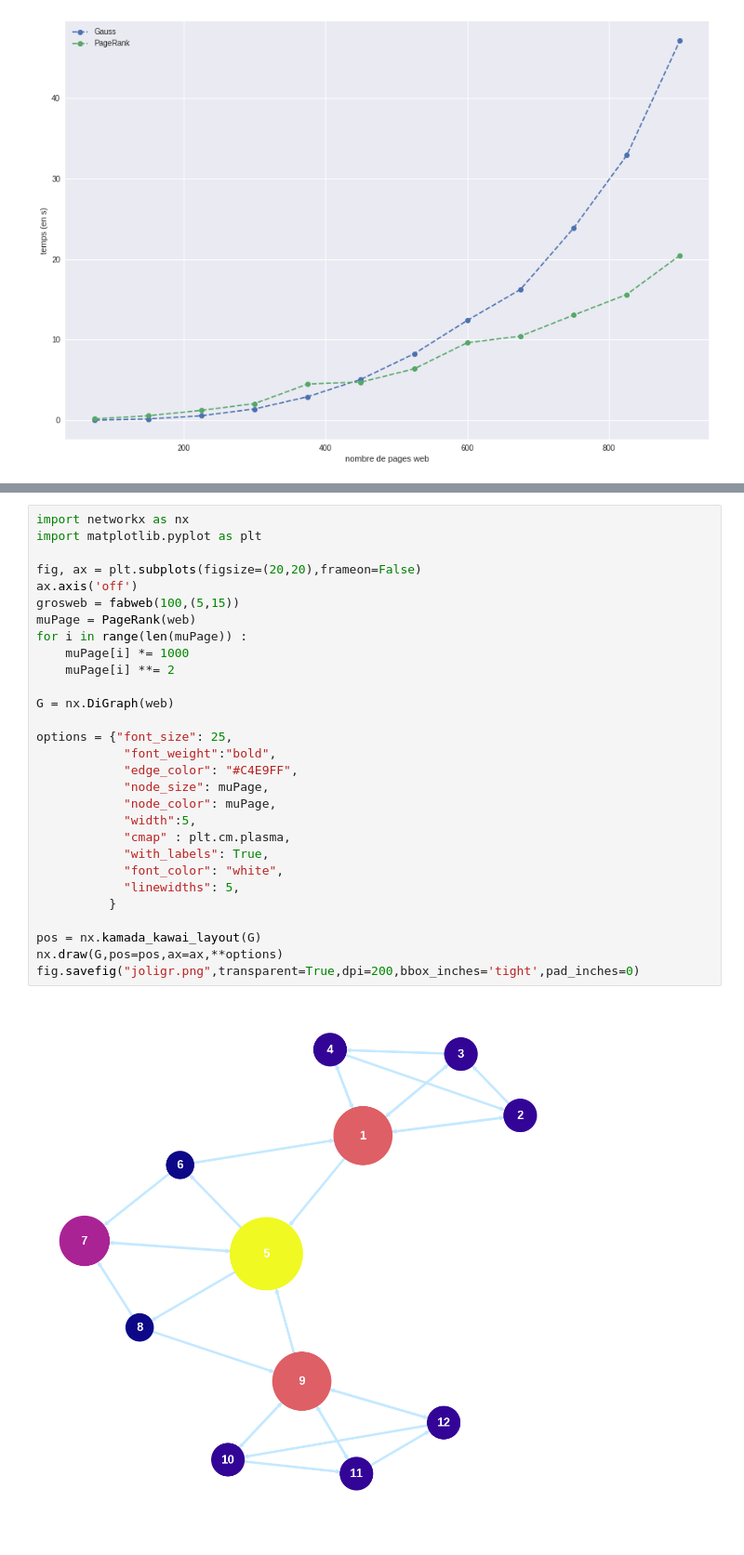
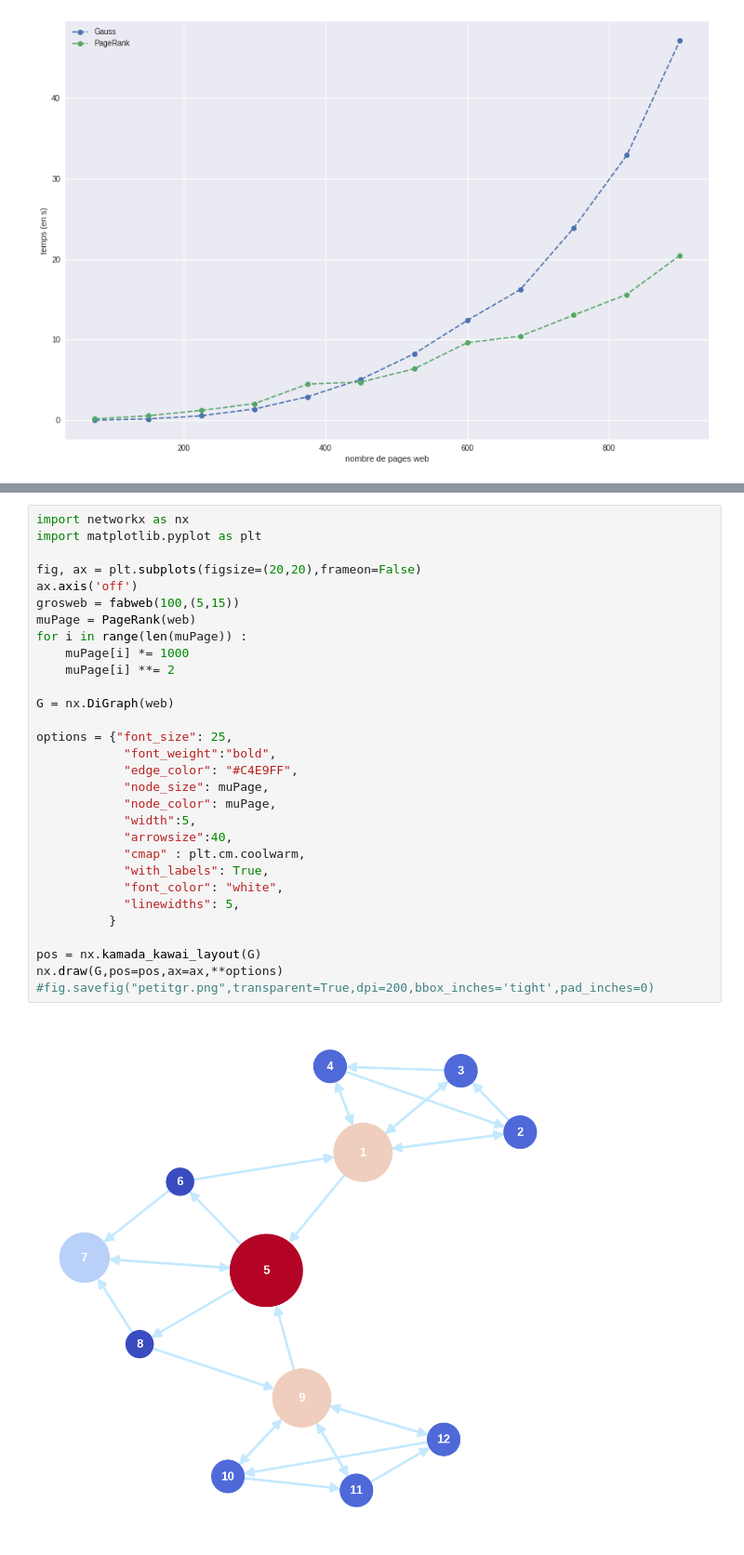
Before and after one commit to Info-TSI-Vieljeux/pourDS, a Jupyter notebook: correcDSweb.ipynb, the cells around one changed output, grey strips where cells are left out. Shown at 93% size. Cells and saved outputs as stored; diff of their text form.

```diff
--- a/correcDSweb.ipynb
+++ b/correcDSweb.ipynb
@@ -962,31 +963,32 @@ afficheTop5(muPage,"PageRank")
 # %%
 import networkx as nx
 import matplotlib.pyplot as plt
 
 fig, ax = plt.subplots(figsize=(20,20),frameon=False)
 ax.axis('off')
 grosweb = fabweb(100,(5,15))
 muPage = PageRank(web)
 for i in range(len(muPage)) :
     muPage[i] *= 1000
     muPage[i] **= 2
 
 G = nx.DiGraph(web)
 
 options = {"font_size": 25,
             "font_weight":"bold",
             "edge_color": "#C4E9FF",
             "node_size": muPage,
             "node_color": muPage,
             "width":5,
-            "cmap" : plt.cm.plasma,
+            "arrowsize":40,
+            "cmap" : plt.cm.coolwarm,
             "with_labels": True,
             "font_color": "white",
             "linewidths": 5,
           }
 
 pos = nx.kamada_kawai_layout(G)
 nx.draw(G,pos=pos,ax=ax,**options)
-fig.savefig("joligr.png",transparent=True,dpi=200,bbox_inches='tight',pad_inches=0)
+#fig.savefig("petitgr.png",transparent=True,dpi=200,bbox_inches='tight',pad_inches=0)
 # %% [output]
-[figure, old version]
+[figure, new version]
```
Also changed, not shown: parts of 2 cells of this notebook.
